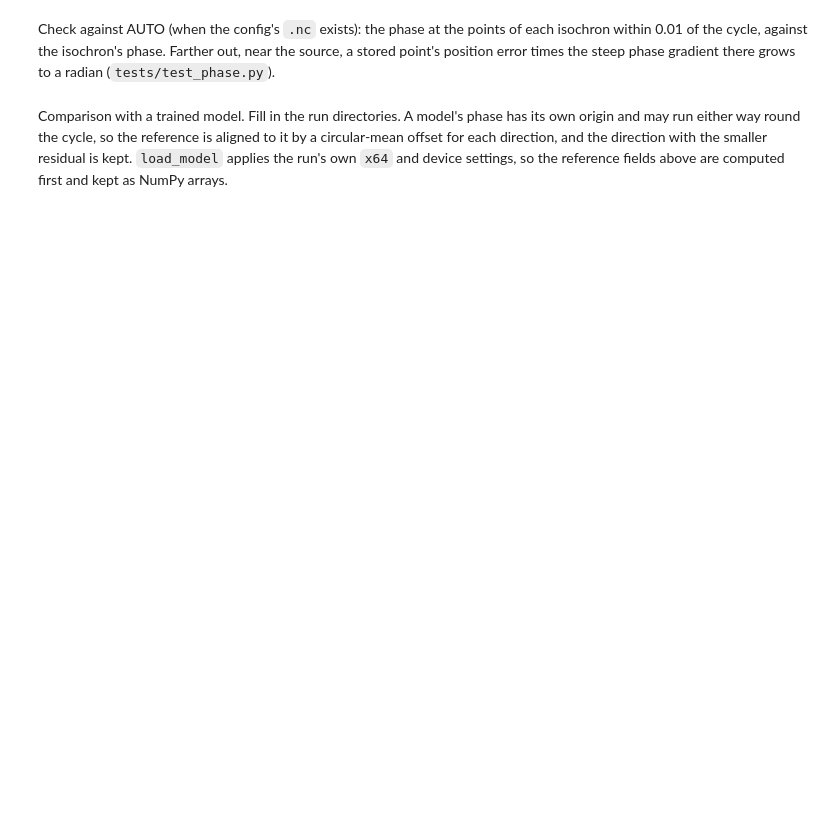
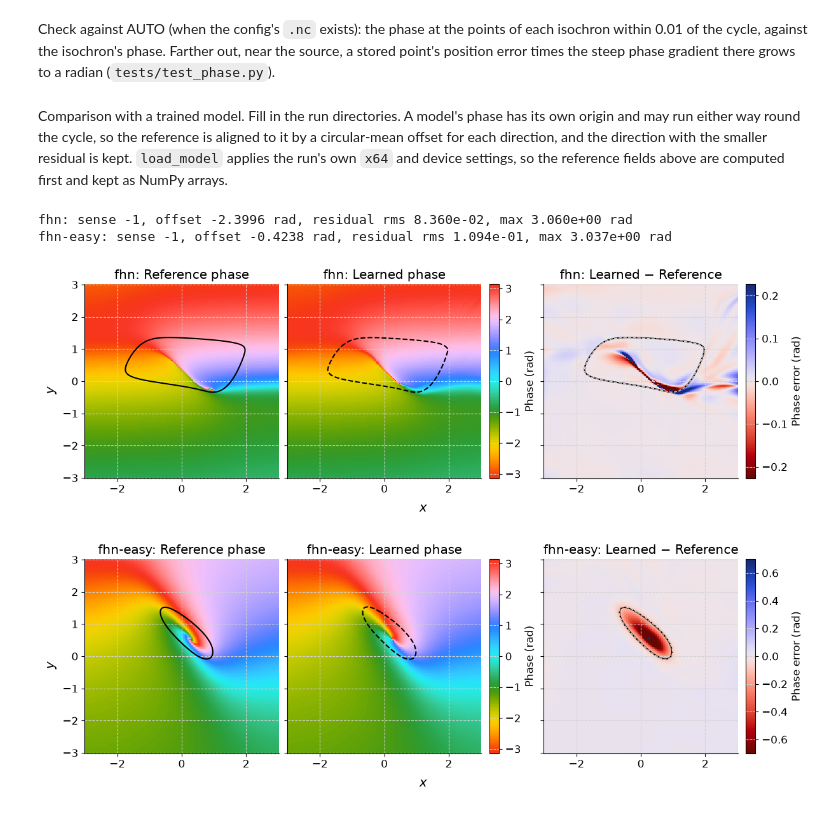
Before and after one commit to Jhko725/deep_isochron, a Jupyter notebook: prototype_analysis.ipynb, the cells around one changed output. Drawn from its saved outputs; the diff is of its cells as text; code cells hidden in the pictures; blank space fills up the shorter version.

```diff
--- a/prototype_analysis.ipynb
+++ b/prototype_analysis.ipynb
@@ -12,7 +12,7 @@ from deep_isochron.systems import FitzhughNagumo
 
 jax.config.update("jax_enable_x64", True)
 device = resolve_device(
-    1
+    3
 )  # the card the scheduler assigned; refuses to guess on a shared node
 jax.config.update("jax_default_device", device)
 configure_rcparams()
@@ -132,10 +143,14 @@ by a circular-mean offset for each direction, and the direction with the smaller
 residual is kept. `load_model` applies the run's own `x64` and device settings, so the
 reference fields above are computed first and kept as NumPy arrays.
 # %%
+import colorcet as cc
 from deep_isochron.experiment.run import load_model
 
 
-RUN_DIRS = {"fhn": None, "fhn-easy": None}  # the run directories of the trained models
+RUN_DIRS = {
+    "fhn": "./runs/fhn2",
+    "fhn-easy": "./runs/fhn_easy",
+}  # the run directories of the trained models
 
 
 def wrap(angle):
@@ -156,36 +171,82 @@ def align(model_phase, reference):
 
 grid = np.stack(np.meshgrid(np.asarray(xs), np.asarray(ys)), axis=-1).reshape(-1, 2)
 for name, run_dir in RUN_DIRS.items():
     if run_dir is None:
         continue
     cfg, cycle, field, mask, _ = fields[name]
     model = load_model(run_dir)
     model_phase = np.asarray(jax.vmap(model.phase)(jnp.asarray(grid)))
     model_phase = model_phase.reshape(field.shape)
     sense, offset, residual, rms = align(model_phase, field)
     print(
         f"{name}: sense {sense:+.0f}, offset {offset:.4f} rad, residual rms {rms:.3e}, "
         f"max {np.nanmax(np.abs(residual)):.3e} rad"
     )
-    fig, axes = plt.subplots(1, 3, figsize=(15, 4.5), constrained_layout=True)
+    fig, axes = plt.subplots(
+        1, 3, figsize=(12, 4), constrained_layout=True, sharey=True
+    )
     panels = (
-        ("reference, aligned", wrap(sense * field + offset), "twilight", np.pi),
-        ("model", np.where(mask, model_phase, np.nan), "twilight", np.pi),
-        ("model − reference", residual, "RdBu_r", np.nanmax(np.abs(residual))),
+        ("Reference phase", wrap(sense * field + offset), cc.cm.CET_C6, np.pi),
+        ("Learned phase", np.where(mask, model_phase, np.nan), cc.cm.CET_C6, np.pi),
+        (
+            "Learned − Reference",
+            residual,
+            cc.cm.CET_D1A_r,
+            np.nanpercentile(np.abs(residual), 99.5),
+        ),
     )
+    images = []
     for ax, (title, data, cmap, limit) in zip(axes, panels, strict=True):
         ax.set_facecolor("0.6")
-        image = ax.pcolormesh(
+        img = ax.pcolormesh(
             xs, ys, data, cmap=cmap, vmin=-limit, vmax=limit, shading="nearest"
         )
-        fig.colorbar(image, ax=ax)
+        images.append(img)
         ax.set(title=f"{name}: {title}", aspect="equal")
+
+    # Plot true limit cycle
+    _, points = cycle.sample(512)
+    axes[0].plot(*np.asarray(points).T, color="k", lw=1.5)
+
+    # Plot learned limit cycle
+    pts_learned = jax.vmap(model.cycle_point)(
+        jnp.linspace(-jnp.pi, jnp.pi, 512, endpoint=False)
+    )
+    axes[1].plot(*np.asarray(pts_learned).T, color="k", lw=1.5, ls="--")
+
+    # Plot both cycles on the residual panel
+    axes[2].plot(*np.asarray(points).T, color="k", lw=1.5)
+    axes[2].plot(*np.asarray(pts_learned).T, color="lightgrey", lw=1.0, ls="--")
+
+    cax_phase = axes[1].inset_axes([1.04, 0, 0.05, 1])
+    cax_residual = axes[2].inset_axes([1.04, 0, 0.05, 1])
+    cbar_phase = fig.colorbar(
+        images[0],
+        ax=axes[:2],
+        cax=cax_phase,
+    )
+    cbar_phase.set_label(label="Phase (rad)", fontsize="medium")
+    cbar_residual = fig.colorbar(
+        images[2],
+        ax=axes[2],
+        cax=cax_residual,
+    )
+    cbar_residual.set_label(label="Phase error (rad)", fontsize="medium")
+
     if isochron_file(cfg).exists():  # an isochron is a level set of the model's phase
         spreads = []
         for iso in load_isochrons(cfg).isochrons:
             phase = np.asarray(jax.vmap(model.phase)(jnp.asarray(iso.points)))
             spreads.append(np.abs(wrap(phase - sense * iso.phase - offset)).max())
         print(
             f"  on the AUTO isochrons: median gap {np.median(spreads):.3e}, "
             f"max {max(spreads):.3e} rad"
         )
+
+    fig.supxlabel("$x$")
+    fig.supylabel("$y$")
+# %% [output]
+fhn: sense -1, offset -2.3996 rad, residual rms 8.360e-02, max 3.060e+00 rad
+fhn-easy: sense -1, offset -0.4238 rad, residual rms 1.094e-01, max 3.037e+00 rad
+[figure, added]
+[figure, added]
```
Also changed, not shown: parts of 4 cells of this notebook.
